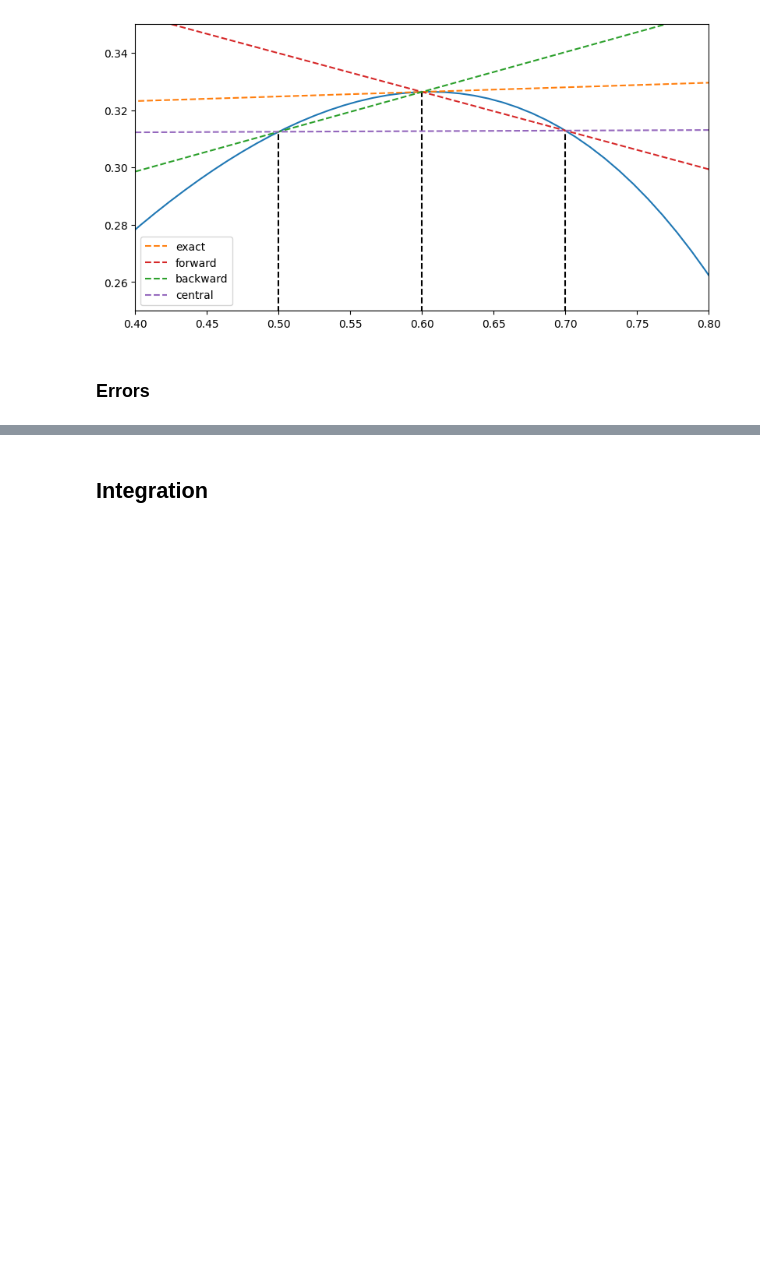
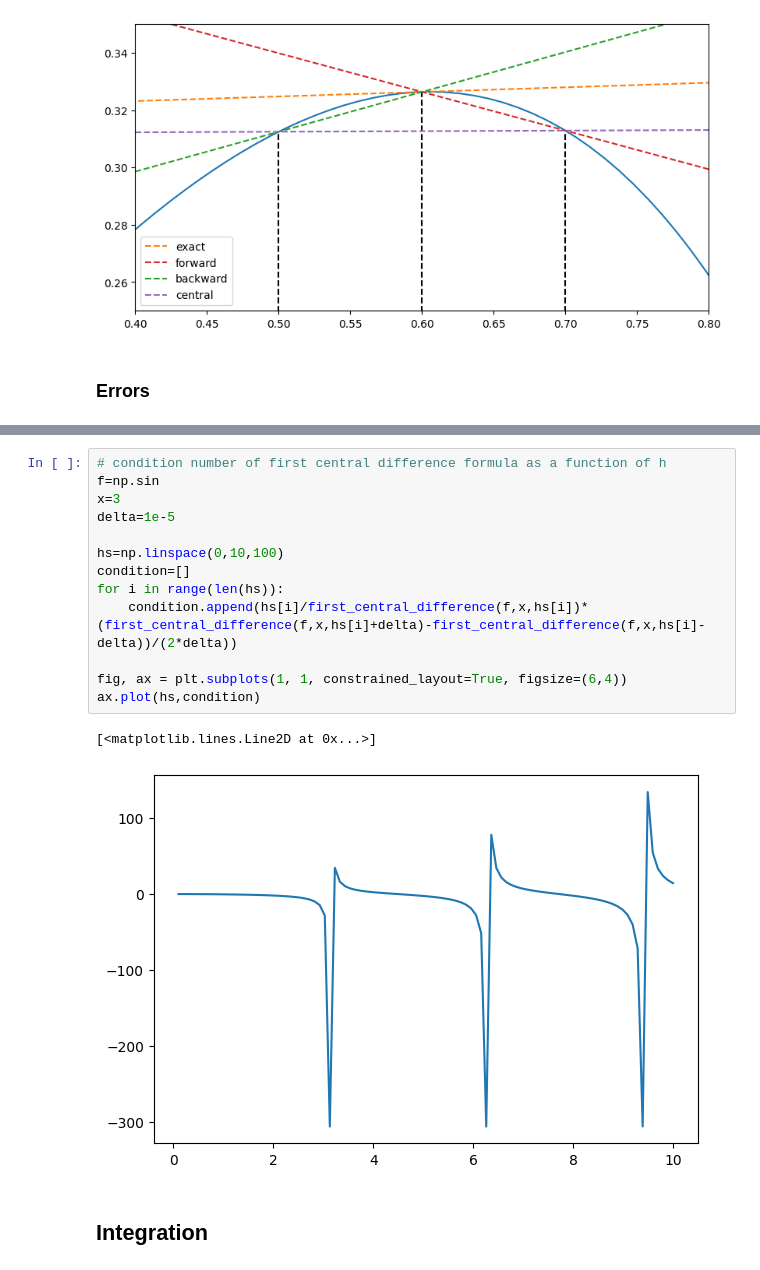
Before and after one commit to Tom20200112/comp_physics, a Jupyter notebook: Numerical Calculus/numerical_calculus.ipynb, the cells around one changed output, grey strips where cells are left out. Cells and saved outputs as stored; diff of their text form; blank space fills up the shorter version.

```diff
--- a/Numerical Calculus/numerical_calculus.ipynb
+++ b/Numerical Calculus/numerical_calculus.ipynb
@@ -161,3 +161,19 @@ ax.axhline(np.finfo(np.float64).epsneg, color='k', linestyle='--', label="epsneg
+# %%
+# condition number of first central difference formula as a function of h
+f=np.sin
+x=3
+delta=1e-5
+
+hs=np.linspace(0,10,100)
+condition=[]
+for i in range(len(hs)):
+    condition.append(hs[i]/first_central_difference(f,x,hs[i])*(first_central_difference(f,x,hs[i]+delta)-first_central_difference(f,x,hs[i]-delta))/(2*delta))
+
+fig, ax = plt.subplots(1, 1, constrained_layout=True, figsize=(6,4))
+ax.plot(hs,condition)
+# %% [output]
+[<matplotlib.lines.Line2D at 0x...>]
+[figure, added]
 # %% [markdown]
 ## Integration
 # %%
```
Also changed, not shown: parts of 1 cell of this notebook, 30 other files.
